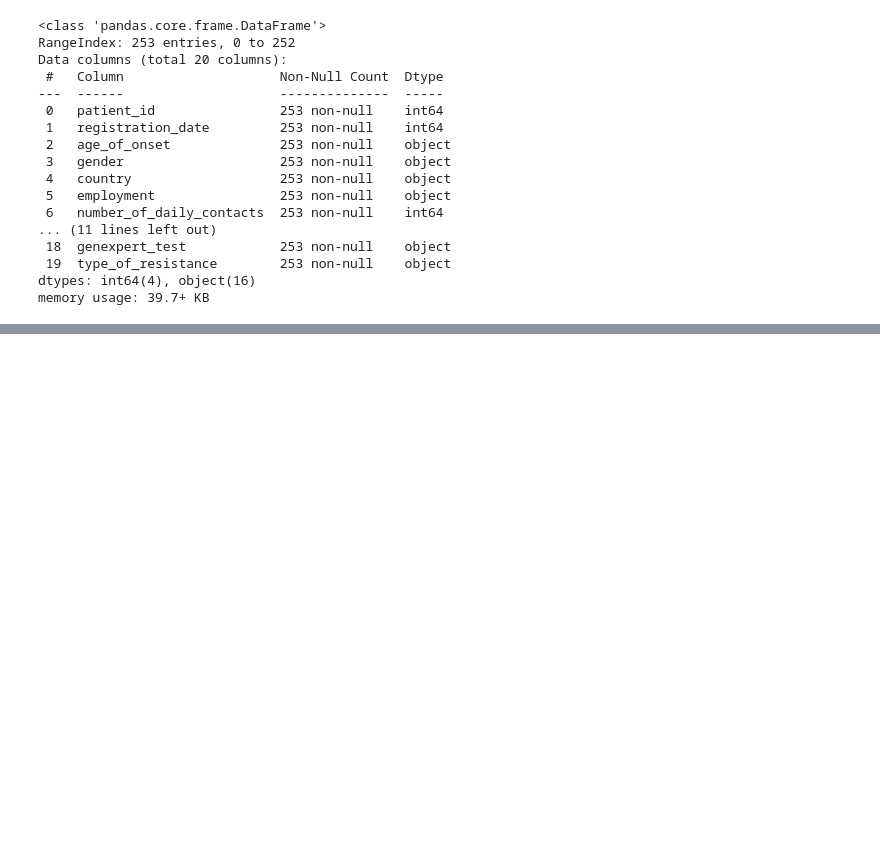
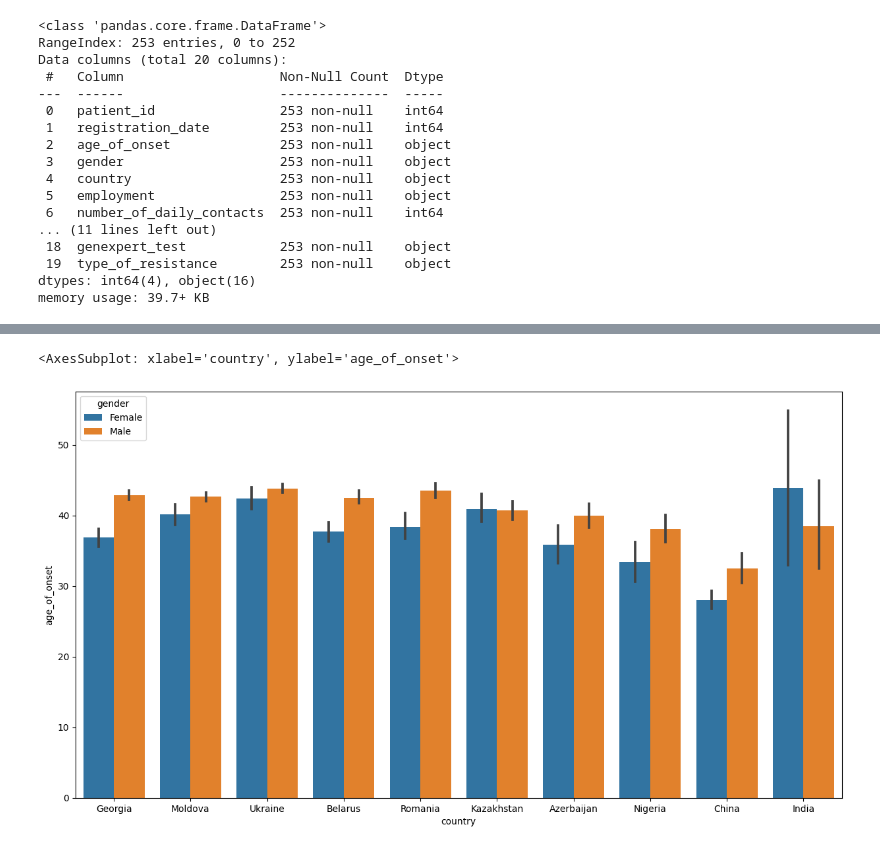
Before and after one commit to Taoheed-O/Tuberculosis_Survival_prediction, a Jupyter notebook: Data_analysis.ipynb, the cells around one changed output, grey strips where cells are left out. Drawn from its saved outputs; the diff is of its cells as text; code cells hidden in the pictures; blank space fills up the shorter version.

```diff
--- a/Data_analysis.ipynb
+++ b/Data_analysis.ipynb
@@ -474,0 +511,6 @@ patients_total = pd.merge(patients_2022_new, regimens_2022_new, on='patient_id')
+# %%
+plt.figure(figsize=(15, 8))
+sns.barplot(data=patients_total_2022, x='country', y='age_of_onset', hue='gender')
+# %% [output]
+<AxesSubplot: xlabel='country', ylabel='age_of_onset'>
+[figure, added]
```
Also changed, not shown: parts of 31 cells of this notebook.
